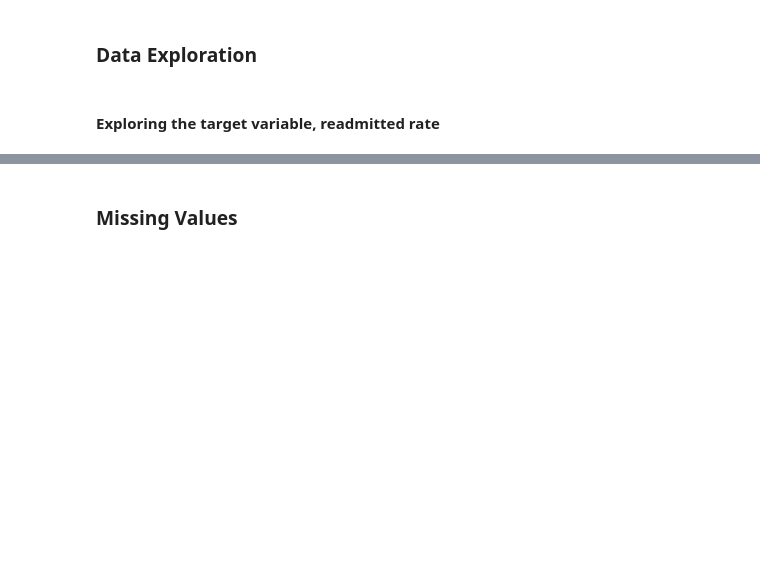
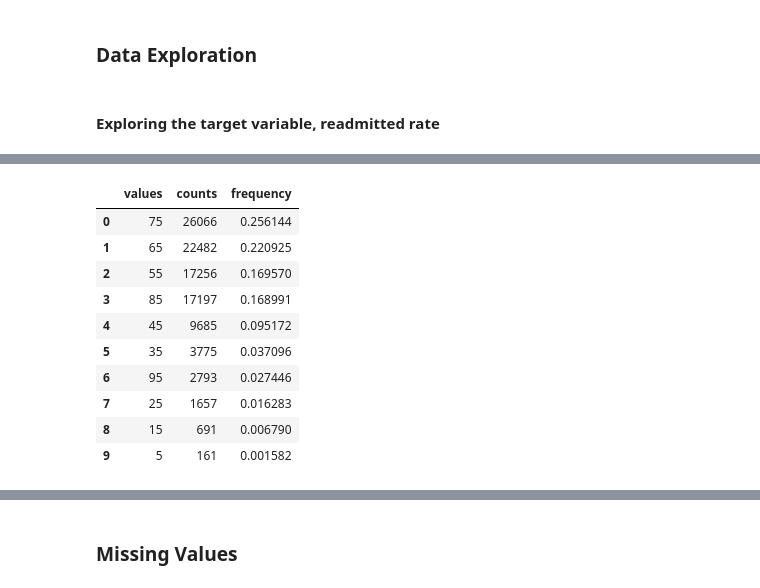
Before and after one commit to csongdechakraiwut/Capstone_Diabetes, a Jupyter notebook: Xing/capstone_scrapbook.ipynb, the cells around one changed output, grey strips where cells are left out. Drawn from its saved outputs; the diff is of its cells as text; code cells hidden in the pictures; blank space fills up the shorter version.

```diff
--- a/Xing/capstone_scrapbook.ipynb
+++ b/Xing/capstone_scrapbook.ipynb
@@ -121,6 +145,20 @@ dict_age = {'[60-70)': 65,
                '[10-20)':15}
 df.age.replace(dict_age, inplace=True)
 #impute age feature with median num
+# %%
+summarize_feature(df, 'age')
+# %% [output]
+|  | values | counts | frequency |
+| 0 | 75 | 26066 | 0.256144 |
+| 1 | 65 | 22482 | 0.220925 |
+| 2 | 55 | 17256 | 0.169570 |
+| 3 | 85 | 17197 | 0.168991 |
+| 4 | 45 | 9685 | 0.095172 |
+| 5 | 35 | 3775 | 0.037096 |
+| 6 | 95 | 2793 | 0.027446 |
+| 7 | 25 | 1657 | 0.016283 |
+| 8 | 15 | 691 | 0.006790 |
+| 9 | 5 | 161 | 0.001582 |
 # %%
 # Creating additional columns for diagnosis
 df['level1_diag1'] = df['diag_1']
```
Also changed, not shown: parts of 39 cells of this notebook.
